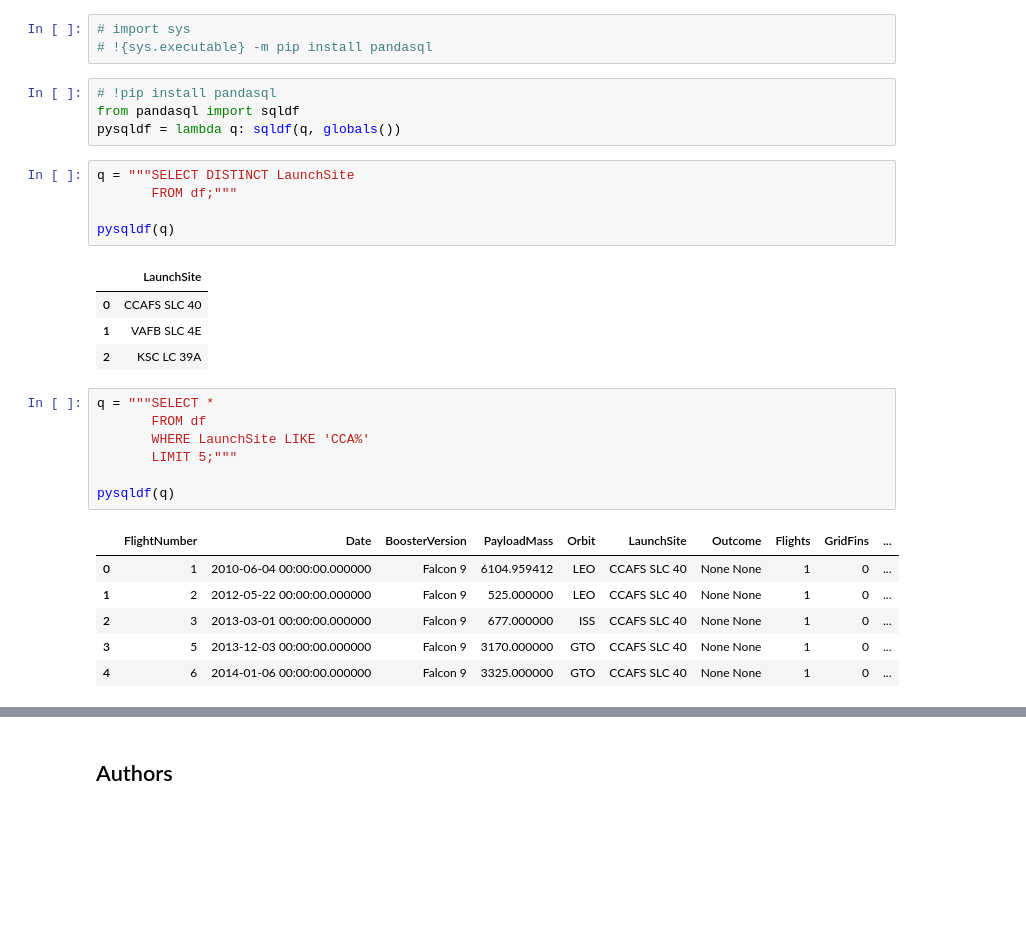
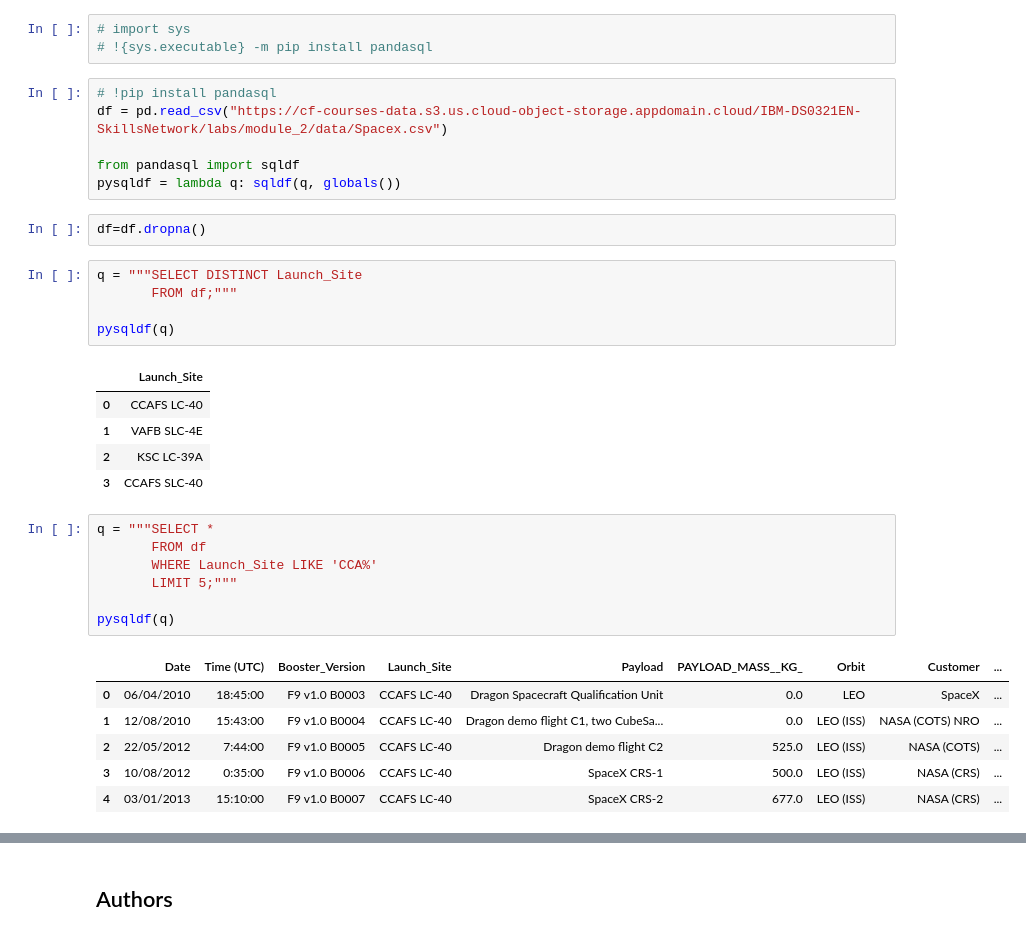
Before and after one commit to zoewangppp/testrepo, a Jupyter notebook: 10-final.ipynb, the cells around one changed output, grey strips where cells are left out. Saved outputs shown, nothing was run; the diff lists cells and outputs as text; blank space fills up the shorter version.

```diff
--- a/10-final.ipynb
+++ b/10-final.ipynb
@@ -334,30 +334,35 @@ Text(0, 0.5, 'Success Rate')
 # !{sys.executable} -m pip install pandasql
 # %%
 # !pip install pandasql
+df = pd.read_csv("https://cf-courses-data.s3.us.cloud-object-storage.appdomain.cloud/IBM-DS0321EN-SkillsNetwork/labs/module_2/data/Spacex.csv")
+
 from pandasql import sqldf
 pysqldf = lambda q: sqldf(q, globals())
+# %%
+df=df.dropna()
 # %%
-q = """SELECT DISTINCT LaunchSite
+q = """SELECT DISTINCT Launch_Site
        FROM df;"""
 
 pysqldf(q)
 # %% [output]
-|  | LaunchSite |
-| 0 | CCAFS SLC 40 |
-| 1 | VAFB SLC 4E |
-| 2 | KSC LC 39A |
+|  | Launch_Site |
+| 0 | CCAFS LC-40 |
+| 1 | VAFB SLC-4E |
+| 2 | KSC LC-39A |
+| 3 | CCAFS SLC-40 |
 # %%
 q = """SELECT *
        FROM df
-       WHERE LaunchSite LIKE 'CCA%'
+       WHERE Launch_Site LIKE 'CCA%'
        LIMIT 5;"""
 
 pysqldf(q)
 # %% [output]
-|  | FlightNumber | Date | BoosterVersion | PayloadMass | Orbit | LaunchSite | Outcome | Flights | GridFins | ... |
-| 0 | 1 | 2010-06-04 00:00:00.000000 | Falcon 9 | 6104.959412 | LEO | CCAFS SLC 40 | None None | 1 | 0 | ... |
-| 1 | 2 | 2012-05-22 00:00:00.000000 | Falcon 9 | 525.000000 | LEO | CCAFS SLC 40 | None None | 1 | 0 | ... |
-| 2 | 3 | 2013-03-01 00:00:00.000000 | Falcon 9 | 677.000000 | ISS | CCAFS SLC 40 | None None | 1 | 0 | ... |
-| 3 | 5 | 2013-12-03 00:00:00.000000 | Falcon 9 | 3170.000000 | GTO | CCAFS SLC 40 | None None | 1 | 0 | ... |
-| 4 | 6 | 2014-01-06 00:00:00.000000 | Falcon 9 | 3325.000000 | GTO | CCAFS SLC 40 | None None | 1 | 0 | ... |
+|  | Date | Time (UTC) | Booster_Version | Launch_Site | Payload | PAYLOAD_MASS__KG_ | Orbit | Customer | ... |
+| 0 | 06/04/2010 | 18:45:00 | F9 v1.0 B0003 | CCAFS LC-40 | Dragon Spacecraft Qualification Unit | 0.0 | LEO | SpaceX | ... |
+| 1 | 12/08/2010 | 15:43:00 | F9 v1.0 B0004 | CCAFS LC-40 | Dragon demo flight C1, two CubeSa... | 0.0 | LEO (ISS) | NASA (COTS) NRO | ... |
+| 2 | 22/05/2012 | 7:44:00 | F9 v1.0 B0005 | CCAFS LC-40 | Dragon demo flight C2 | 525.0 | LEO (ISS) | NASA (COTS) | ... |
+| 3 | 10/08/2012 | 0:35:00 | F9 v1.0 B0006 | CCAFS LC-40 | SpaceX CRS-1 | 500.0 | LEO (ISS) | NASA (CRS) | ... |
+| 4 | 03/01/2013 | 15:10:00 | F9 v1.0 B0007 | CCAFS LC-40 | SpaceX CRS-2 | 677.0 | LEO (ISS) | NASA (CRS) | ... |
 # %%
```
Also changed, not shown: parts of 13 cells of this notebook.
